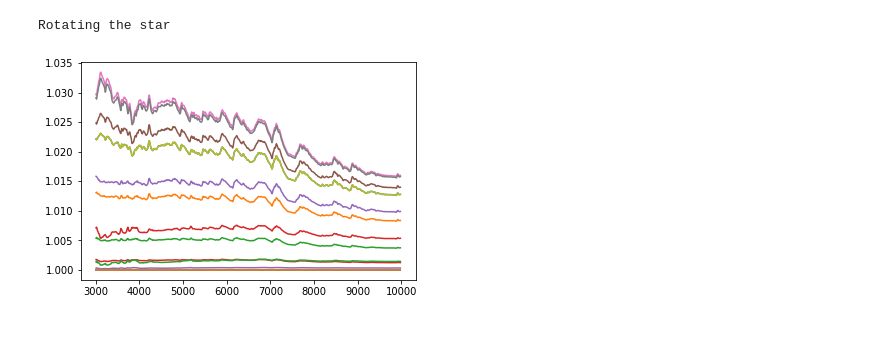
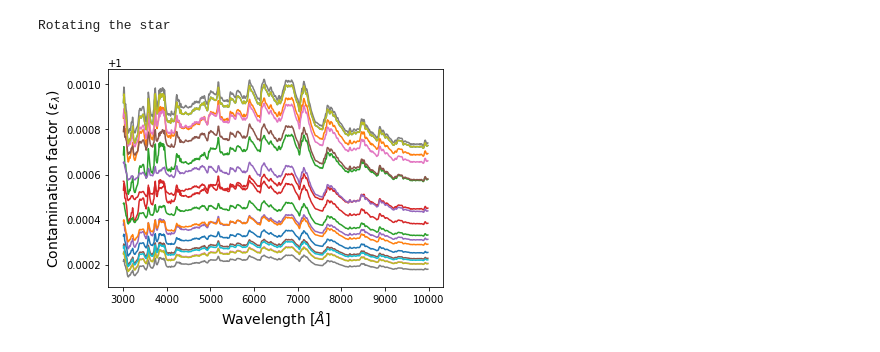
Before and after one commit to chakrah/sage, a Jupyter notebook: stellar_rotation.ipynb, the cells around one changed output. Saved outputs shown, nothing was run; the diff lists cells and outputs as text; code cells hidden in the pictures.

```diff
--- a/stellar_rotation.ipynb
+++ b/stellar_rotation.ipynb
@@ -67,20 +62,15 @@ planet_pixel_size = 30
 spotnumber = 2
 spot_long= [0, 40]
 spot_lat = [0, 30]
-spot_size = [4, 9]
-inclination= 90
+spot_size = [4, 2]
+inclination= 10
 ve = 0.0 #km sec^{-1}
 
 
 params=[0.1,                                               # Radius-ratio
-        90.0,                                            # Inclination (deg)
         20.0,                                      # scaled semi-major axis
-        0.0,                                            # Period (days)
-        0.0,                                             # Eccentricity (deg)
-        0.0,                                                    # Omega (deg)
         u1,                                                  # U1
         u2,                                                  # U2
-        2457584.329897,                           # Mid-transit point (days)
         0.0,                                      # cosine of angular distance
         0.0,                                      # Intensity profile
         inclination]                                       # Stellar Inclination [90 deg is Face-on and 0 is edge-on]
@@ -96,10 +86,13 @@ flux_norm, contamination_factors, star_maps= star.rotate_star()
 Rotating the star
 # %%
 for i in range(len(contamination_factors)):
+    # plt.figure(figsize=(8, 6))
     plt.plot(wavelength, contamination_factors[i])
+    plt.xlabel('Wavelength [$\AA$]', fontsize=14)
+    plt.ylabel('Contamination factor ($\epsilon_{\lambda}$)', fontsize=14)
     # plt.show()
 # %% [output]
-[figure, old version]
+[figure, new version]
 # %%
 for i in range(len(star_maps)):
     plt.imshow(star_maps[i].T, cmap=cm.hot, origin='lower', vmin=0.0, vmax=1.)
```
Also changed, not shown: parts of 2 cells of this notebook, 10 other files.
